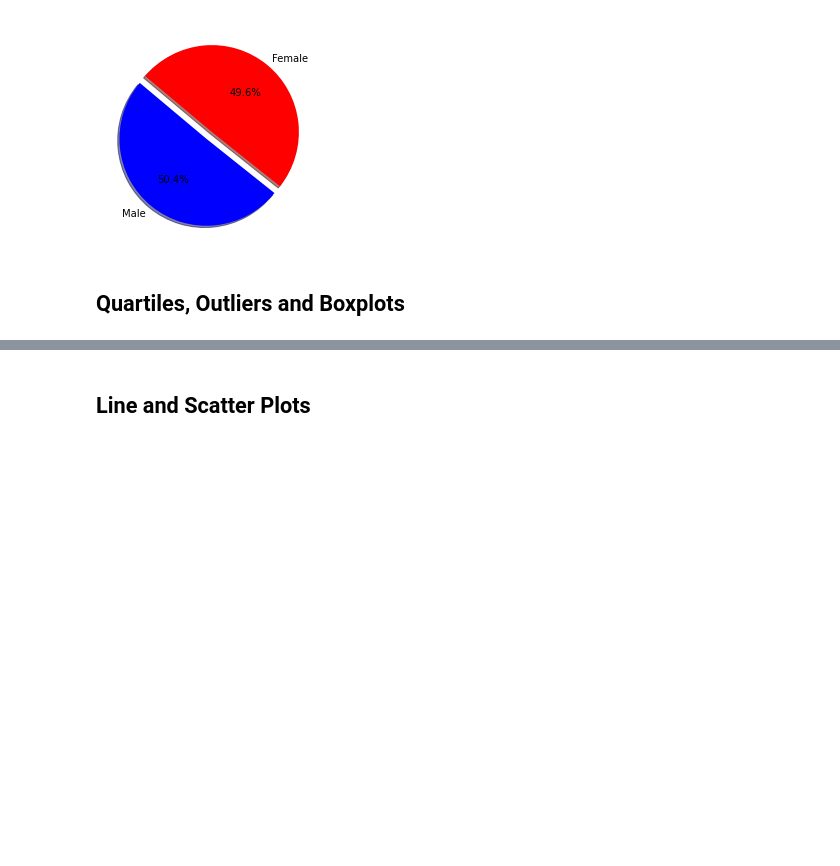
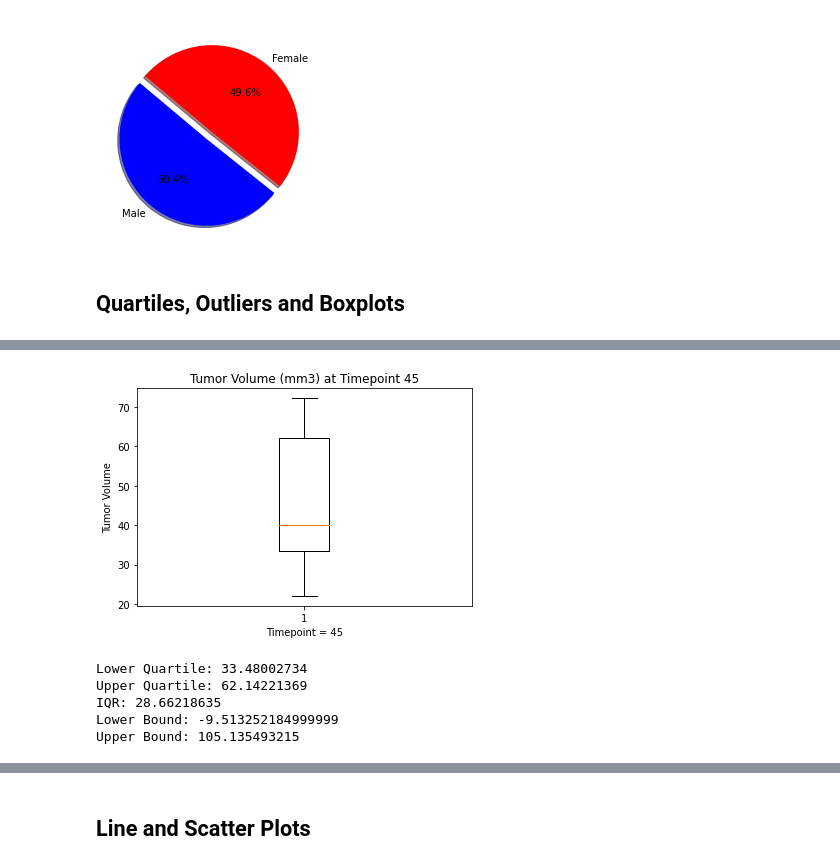
Before and after one commit to candishanks/matplotlib-challenge, a Jupyter notebook: Pymaceuticals/pymaceuticals_starter.ipynb, the cells around one changed output, grey strips where cells are left out. Drawn from its saved outputs; the diff is of its cells as text; code cells hidden in the pictures; blank space fills up the shorter version.

```diff
--- a/Pymaceuticals/pymaceuticals_starter.ipynb
+++ b/Pymaceuticals/pymaceuticals_starter.ipynb
@@ -247,17 +251,48 @@ tp_df
 # %%
 # Put treatments into a list for for loop (and later for plot labels)
-
+drug = tp_df['Drug Regimen']
 
 # Create empty list to fill with tumor vol data (for plotting)
-
+tumor_vol = tp_df['Tumor Volume (mm3)']
 
 # Calculate the IQR and quantitatively determine if there are any potential outliers.
 
-
-    # Locate the rows which contain mice on each drug and get the tumor volumes
+# Locate the rows which contain mice on each drug and get the tumor volumes
 
 
     # add subset
 
 
     # Determine outliers using upper and lower bounds
+
+fig1, ax1 = plt.subplots()
+ax1.set_title('Tumor Volume (mm3) at Timepoint 45')
+ax1.set_ylabel('Tumor Volume')
+ax1.set_xlabel("Timepoint = 45")
+ax1.boxplot(tumor_vol)
+plt.show()
+
+quartiles = tumor_vol.quantile([.25,.5,.75])
+means = tp_df['Tumor Volume (mm3)'].mean()
+meds = tp_df['Tumor Volume (mm3)'].median()
+mod = tp_df['Tumor Volume (mm3)'].mode()
+lowerq = quartiles[0.25]
+upperq = quartiles[0.75]
+iqr = upperq-lowerq
+
+lower_bound = lowerq - (1.5*iqr)
+upper_bound = upperq + (1.5*iqr)
+
+
+print(f"Lower Quartile: {lowerq}")
+print(f"Upper Quartile: {upperq}")
+print(f"IQR: {iqr}")
+print(f"Lower Bound: {lower_bound}")
+print(f"Upper Bound: {upper_bound}")
+# %% [output]
+[figure, added]
+Lower Quartile: 33.48002734
+Upper Quartile: 62.14221369
+IQR: 28.66218635
+Lower Bound: -9.513252184999999
+Upper Bound: 105.135493215
```
Also changed, not shown: parts of 4 cells of this notebook.
